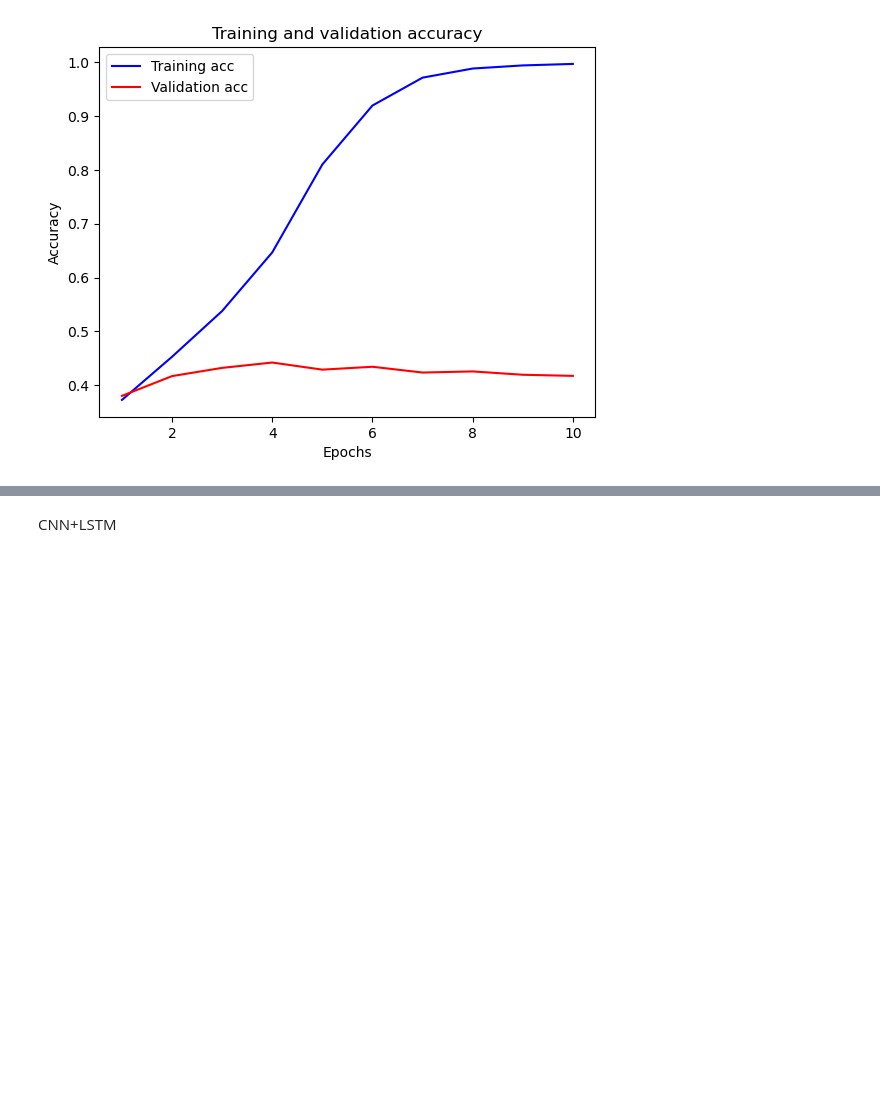
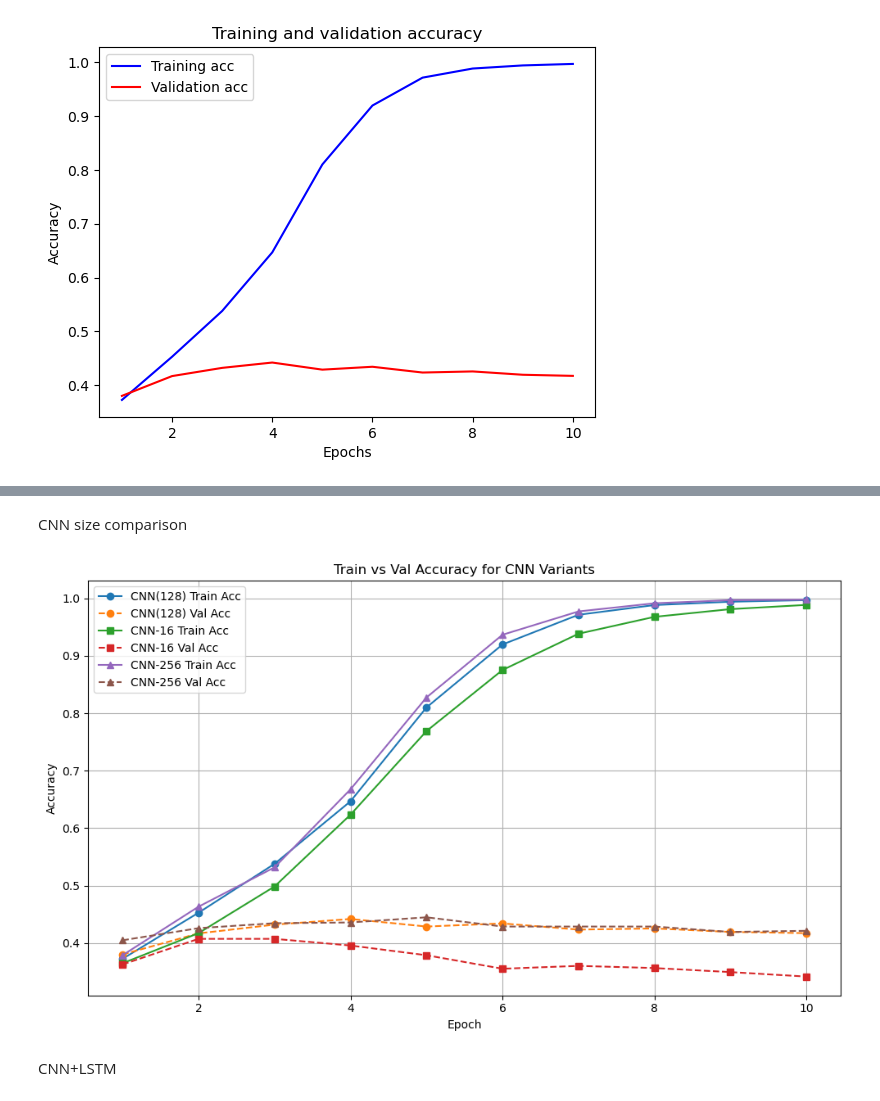
Before and after one commit to amamiya-yuuko-1225/deepml-project, a Jupyter notebook: project.ipynb, the cells around one changed output, grey strips where cells are left out. Cells and saved outputs as stored; diff of their text form; code cells hidden in the pictures; blank space fills up the shorter version.

```diff
--- a/project.ipynb
+++ b/project.ipynb
@@ -315,3 +356,45 @@ plot(train_acc, val_acc)
+# %% [markdown]
+CNN size comparison
+# %%
+import matplotlib.pyplot as plt
+
+# 准备数据
+epochs = list(range(1, 11))
+
+cnn128_train = [0.3728, 0.4530, 0.5380, 0.6468, 0.8100, 0.9195, 0.9712, 0.9881, 0.9939, 0.9967]
+cnn128_val   = [0.3804, 0.4171, 0.4323, 0.4422, 0.4290, 0.4344, 0.4237, 0.4257, 0.4196, 0.4175]
+
+cnn16_train = [0.3651, 0.4175, 0.4986, 0.6235, 0.7689, 0.8751, 0.9382, 0.9676, 0.9810, 0.9884]
+cnn16_val   = [0.3630, 0.4076, 0.4076, 0.3960, 0.3791, 0.3556, 0.3606, 0.3568, 0.3498, 0.3420]
+
+cnn256_train = [0.3791, 0.4635, 0.5319, 0.6676, 0.8274, 0.9364, 0.9770, 0.9912, 0.9966, 0.9974]
+cnn256_val   = [0.4051, 0.4262, 0.4348, 0.4361, 0.4451, 0.4290, 0.4290, 0.4290, 0.4196, 0.4216]
+
+# 绘图
+plt.figure(figsize=(10, 6))
+
+# CNN(128)
+plt.plot(epochs, cnn128_train, marker='o', label='CNN(128) Train Acc', linestyle='-')
+plt.plot(epochs, cnn128_val, marker='o', label='CNN(128) Val Acc', linestyle='--')
+
+# CNN-16
+plt.plot(epochs, cnn16_train, marker='s', label='CNN-16 Train Acc', linestyle='-')
+plt.plot(epochs, cnn16_val, marker='s', label='CNN-16 Val Acc', linestyle='--')
+
+# CNN-256
+plt.plot(epochs, cnn256_train, marker='^', label='CNN-256 Train Acc', linestyle='-')
+plt.plot(epochs, cnn256_val, marker='^', label='CNN-256 Val Acc', linestyle='--')
+
+# 图形美化
+plt.xlabel('Epoch')
+plt.ylabel('Accuracy')
+plt.title('Train vs Val Accuracy for CNN Variants')
+plt.legend()
+plt.grid(True)
+plt.tight_layout()
+plt.show()
+# %% [output]
+[figure, added]
 # %% [markdown]
 CNN+LSTM
 # %%
```
Also changed, not shown: parts of 12 cells of this notebook, 10 other files.
